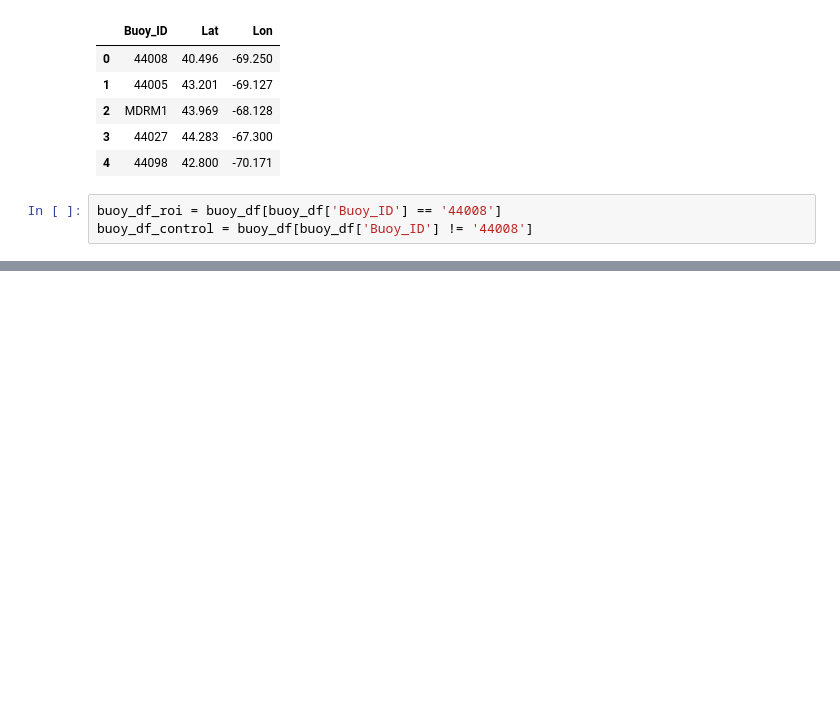
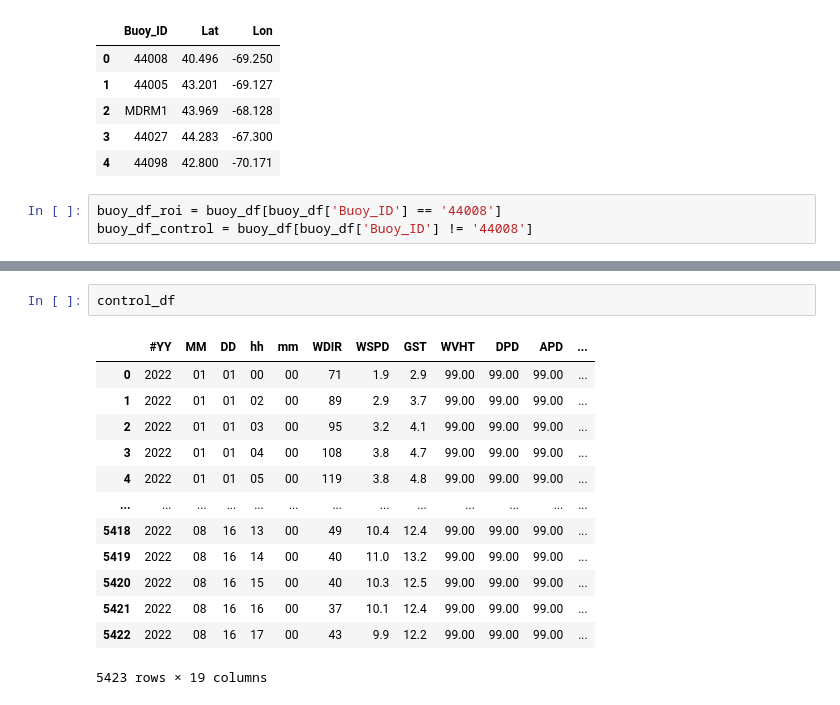
Before and after one commit to jesseturner/FalseLowClouds, a Jupyter notebook: Case_Studies/Georges_Bank/Anomaly_Analysis.ipynb, the cells around one changed output, grey strips where cells are left out. Drawn from its saved outputs; the diff is of its cells as text; blank space fills up the shorter version.

```diff
--- a/Case_Studies/Georges_Bank/Anomaly_Analysis.ipynb
+++ b/Case_Studies/Georges_Bank/Anomaly_Analysis.ipynb
@@ -191,0 +329,16 @@ ax.legend()
+# %%
+control_df
+# %% [output]
+|  | #YY | MM | DD | hh | mm | WDIR | WSPD | GST | WVHT | DPD | APD | ... |
+| 0 | 2022 | 01 | 01 | 00 | 00 | 71 | 1.9 | 2.9 | 99.00 | 99.00 | 99.00 | ... |
+| 1 | 2022 | 01 | 01 | 02 | 00 | 89 | 2.9 | 3.7 | 99.00 | 99.00 | 99.00 | ... |
+| 2 | 2022 | 01 | 01 | 03 | 00 | 95 | 3.2 | 4.1 | 99.00 | 99.00 | 99.00 | ... |
+| 3 | 2022 | 01 | 01 | 04 | 00 | 108 | 3.8 | 4.7 | 99.00 | 99.00 | 99.00 | ... |
+| 4 | 2022 | 01 | 01 | 05 | 00 | 119 | 3.8 | 4.8 | 99.00 | 99.00 | 99.00 | ... |
+| ... | ... | ... | ... | ... | ... | ... | ... | ... | ... | ... | ... | ... |
+| 5418 | 2022 | 08 | 16 | 13 | 00 | 49 | 10.4 | 12.4 | 99.00 | 99.00 | 99.00 | ... |
+| 5419 | 2022 | 08 | 16 | 14 | 00 | 40 | 11.0 | 13.2 | 99.00 | 99.00 | 99.00 | ... |
+| 5420 | 2022 | 08 | 16 | 15 | 00 | 40 | 10.3 | 12.5 | 99.00 | 99.00 | 99.00 | ... |
+| 5421 | 2022 | 08 | 16 | 16 | 00 | 37 | 10.1 | 12.4 | 99.00 | 99.00 | 99.00 | ... |
+| 5422 | 2022 | 08 | 16 | 17 | 00 | 43 | 9.9 | 12.2 | 99.00 | 99.00 | 99.00 | ... |
+5423 rows × 19 columns
```
Also changed, not shown: parts of 8 cells of this notebook, 1 other file.
